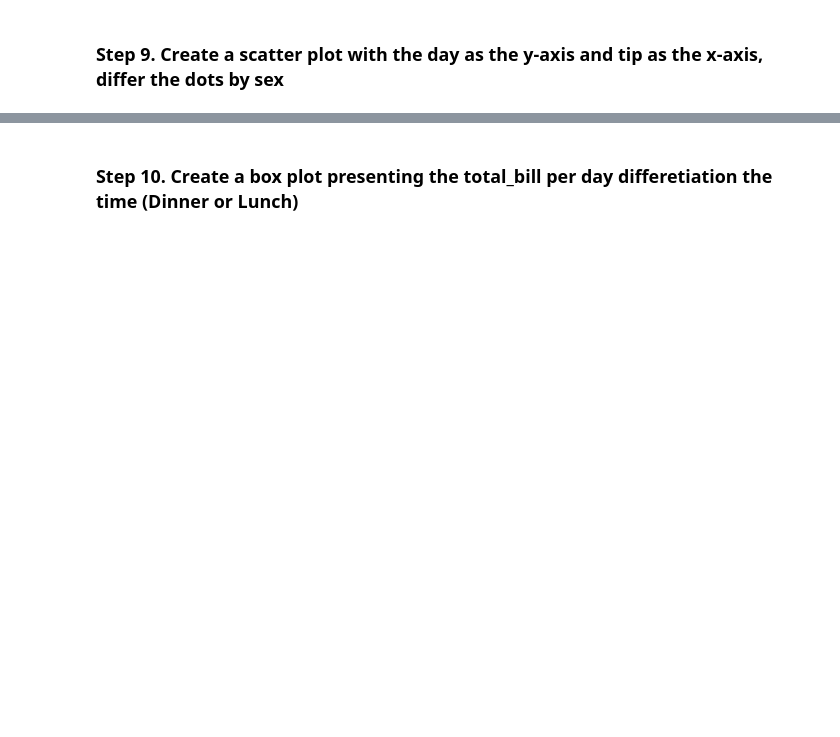
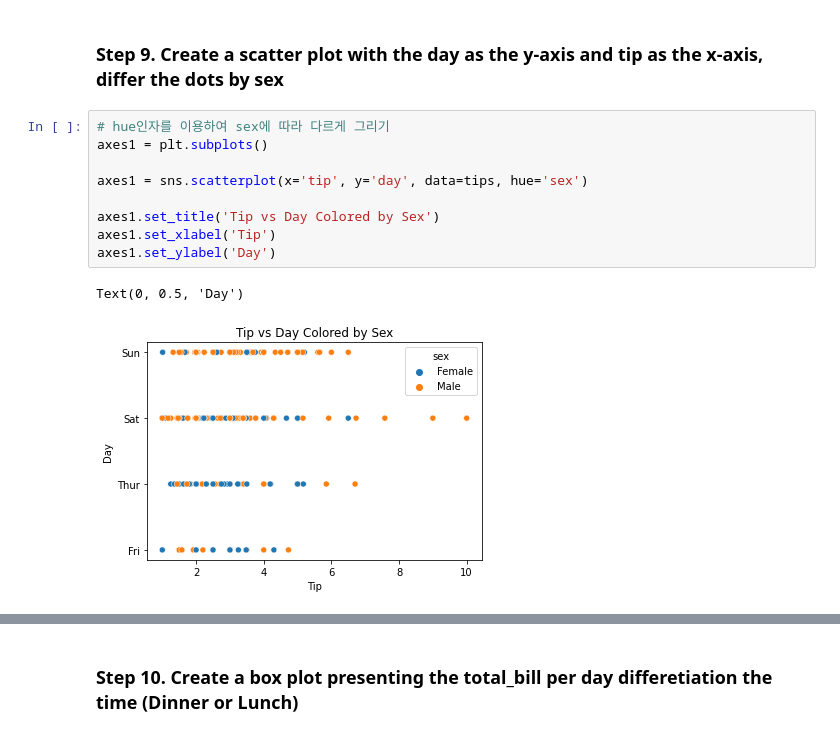
Before and after one commit to annyum0515/ESA, a Jupyter notebook: 0926_과제_tips_Exercises.ipynb, the cells around one changed output, grey strips where cells are left out. Cells and saved outputs as stored; diff of their text form; blank space fills up the shorter version.

```diff
--- a/0926_과제_tips_Exercises.ipynb
+++ b/0926_과제_tips_Exercises.ipynb
@@ -101,3 +93,15 @@ Text(17.200000000000003, 0.5, 'Tip')
 # %% [markdown]
 ### Step 9. Create a scatter plot with the day as the y-axis and tip as the x-axis, differ the dots by sex
+# %%
+# hue인자를 이용하여 sex에 따라 다르게 그리기
+axes1 = plt.subplots()
+
+axes1 = sns.scatterplot(x='tip', y='day', data=tips, hue='sex')
+
+axes1.set_title('Tip vs Day Colored by Sex')
+axes1.set_xlabel('Tip')
+axes1.set_ylabel('Day')
+# %% [output]
+Text(0, 0.5, 'Day')
+[figure, added]
 # %%
```
Also changed, not shown: parts of 5 cells of this notebook.
